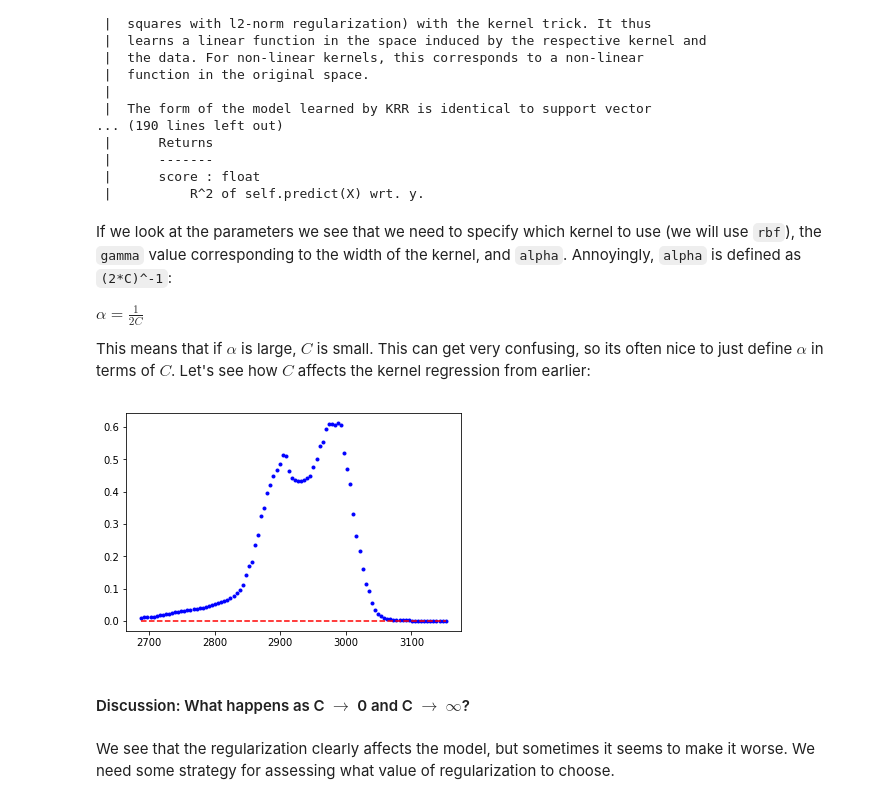
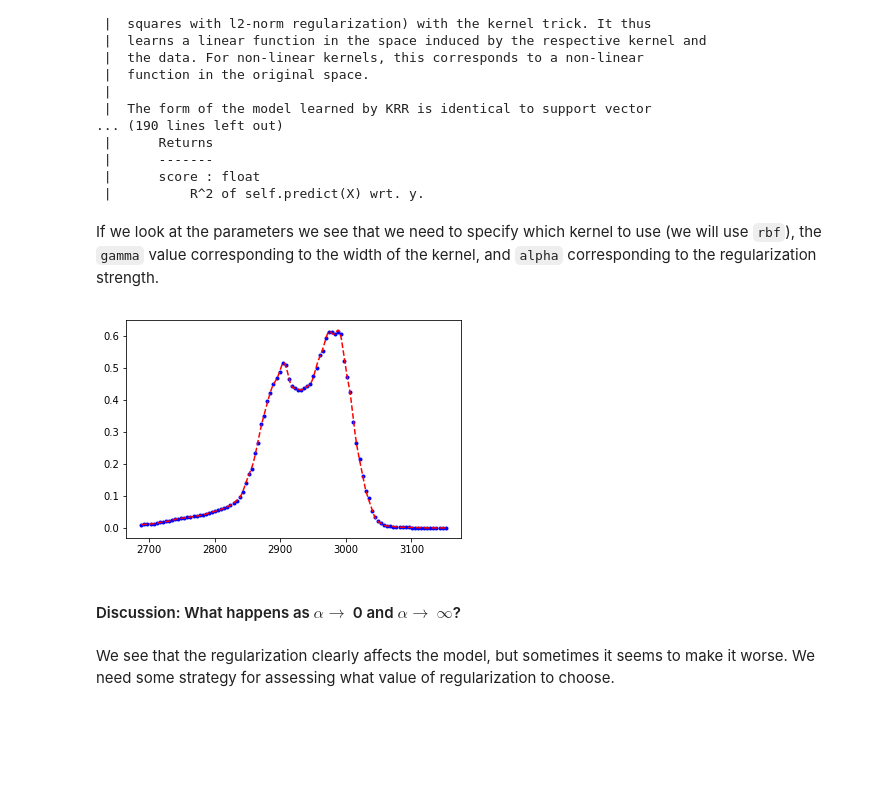
Before and after one commit to medford-group/data_analytics_for_engineers, a Jupyter notebook: modules/1-regression/regression.ipynb, the cells around one changed output. Cells and saved outputs as stored; diff of their text form; code cells hidden in the pictures; blank space fills up the shorter version.

Commit message:
finished regression module

```diff
--- a/modules/1-regression/regression.ipynb
+++ b/modules/1-regression/regression.ipynb
@@ -213,11 +186,11 @@ def rbf(x_train, x_val=None, gamma=1):
             X[i,j] = np.exp(-gamma*(x_val[i] - x_train[j])**2)
     return X
 
-sigma = 1
+sigma = 30
 gamma = 1./(2*sigma**2)
-x_val = np.linspace(min(x_peak), max(x_peak), 800)
+x_val = np.linspace(min(x_peak), max(x_peak), 300)
 X_rbf = rbf(x_peak, x_val=x_val, gamma=gamma)
 
 fig, ax = plt.subplots()
-ax.plot(x_val, X_rbf[:,:]);
+ax.plot(x_val, X_rbf[:,50]);
 # %% [output]
@@ -400,26 +343,3 @@ axes[1].plot(x_peak, yhat_gauss, '--r');
 We can see that the BIC correctly predicts that the Gaussian model is preferred.
 # %% [markdown]
 #### Exercise: Use the BIC to determine the optimum number of evenly-spaced Gaussians for the spectra (10 points)
-# %%
-BIC_list = []
-N = 100
-for Ni in range(2,N):
-    X_gauss = gaussian_features(x_peak, Ni)
-    LR_gauss = LinearRegression() #create a linear regression model instance
-    LR_gauss.fit(X_gauss, y_peak) #fit the model
-    yhat_gauss = LR_gauss.predict(X_gauss)
-
-    BIC_gauss = BIC(y_peak, yhat_gauss, Ni)
-    BIC_list.append(BIC_gauss)
-
-fig, axes = plt.subplots(1,2, figsize = (10,5))
-axes[0].plot(range(2,N), BIC_list, '-ok')
-
-N_opt = 15
-X_gauss = gaussian_features(x_peak, N_opt)
-
-LR_gauss = LinearRegression() #create a linear regression model instance
-LR_gauss.fit(X_gauss, y_peak) #fit the model
-yhat_gauss = LR_gauss.predict(X_gauss)
-axes[1].plot(x_peak, y_peak, '.b')
-axes[1].plot(x_peak, yhat_gauss,'--k')
@@ -470,34 +389,29 @@ class KernelRidge(sklearn.base.BaseEstimator, sklearn.base.RegressorMixin)
  |      score : float
  |          R^2 of self.predict(X) wrt. y.
 # %% [markdown]
-If we look at the parameters we see that we need to specify which kernel to use (we will use `rbf`), the `gamma` value corresponding to the width of the kernel, and `alpha`. Annoyingly, `alpha` is defined as `(2*C)^-1`:
-
-$\alpha = \frac{1}{2C}$
-
-This means that if $\alpha$ is large, $C$ is small. This can get very confusing, so its often nice to just define $\alpha$ in terms of $C$. Let's see how $C$ affects the kernel regression from earlier:
+If we look at the parameters we see that we need to specify which kernel to use (we will use `rbf`), the `gamma` value corresponding to the width of the kernel, and `alpha` corresponding to the regularization strength.
 # %%
 sigma = 10
 gamma = 1./(2*sigma**2)
 
-C = 1e9
-alpha = C
+alpha = 0.001
 
 KRR = KernelRidge(alpha=alpha, kernel='rbf', gamma=gamma)
 x_peak = x_peak.reshape(-1,1) #we need to convert these to columns
 y_peak = y_peak.reshape(-1,1)
 
 KRR.fit(x_peak, y_peak)
 
 x_predict = np.linspace(min(x_peak), max(x_peak), 300) #create prediction data
 yhat_KRR = KRR.predict(x_predict)
 
 fig, ax = plt.subplots()
 ax.plot(x_peak, y_peak, '.b')
 ax.plot(x_predict, yhat_KRR, '--r', markerfacecolor='none');
 # %% [output]
-[figure, old version]
+[figure, new version]
 # %% [markdown]
-#### Discussion: What happens as C $\rightarrow$ 0 and C $\rightarrow$ $\infty$?
+#### Discussion: What happens as  $\alpha \rightarrow$ 0 and $\alpha \rightarrow$ $\infty$?
 # %% [markdown]
 We see that the regularization clearly affects the model, but sometimes it seems to make it worse. We need some strategy for assessing what value of regularization to choose.
 # %% [markdown]
```
Also changed, not shown: parts of 62 cells of this notebook, 2 other files.
